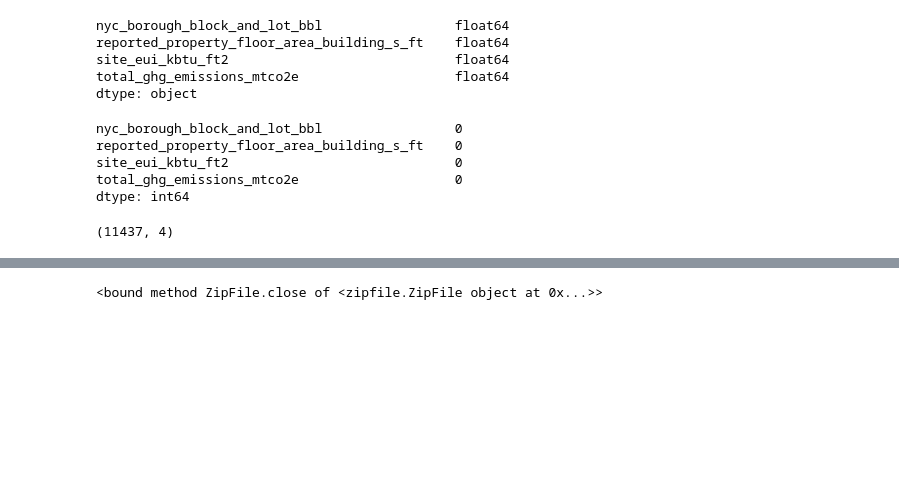
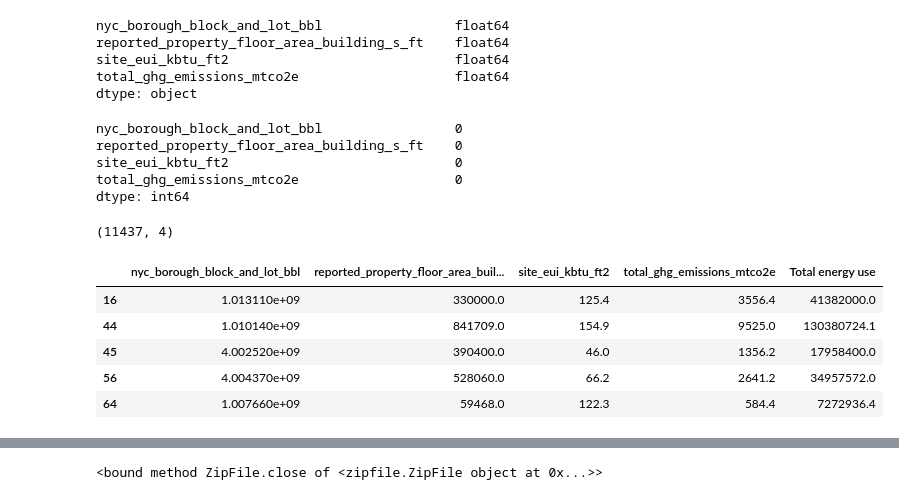
Before and after one commit to anastasiashe/PUI2016_as10790, a Jupyter notebook: HW6_as10790/Assignment2_as10790.ipynb, the cells around one changed output, grey strips where cells are left out. Saved outputs shown, nothing was run; the diff lists cells and outputs as text; code cells hidden in the pictures; blank space fills up the shorter version.

```diff
--- a/HW6_as10790/Assignment2_as10790.ipynb
+++ b/HW6_as10790/Assignment2_as10790.ipynb
@@ -131,0 +135,9 @@ eUse_data_num.shape # Checking number of observations after conversion
+# %%
+eUse_data_num.head()
+# %% [output]
+|  | nyc_borough_block_and_lot_bbl | reported_property_floor_area_buil... | site_eui_kbtu_ft2 | total_ghg_emissions_mtco2e | Total energy use |
+| 16 | 1.013110e+09 | 330000.0 | 125.4 | 3556.4 | 41382000.0 |
+| 44 | 1.010140e+09 | 841709.0 | 154.9 | 9525.0 | 130380724.1 |
+| 45 | 4.002520e+09 | 390400.0 | 46.0 | 1356.2 | 17958400.0 |
+| 56 | 4.004370e+09 | 528060.0 | 66.2 | 2641.2 | 34957572.0 |
+| 64 | 1.007660e+09 | 59468.0 | 122.3 | 584.4 | 7272936.4 |
```
Also changed, not shown: parts of 16 cells of this notebook, 22 other files.
